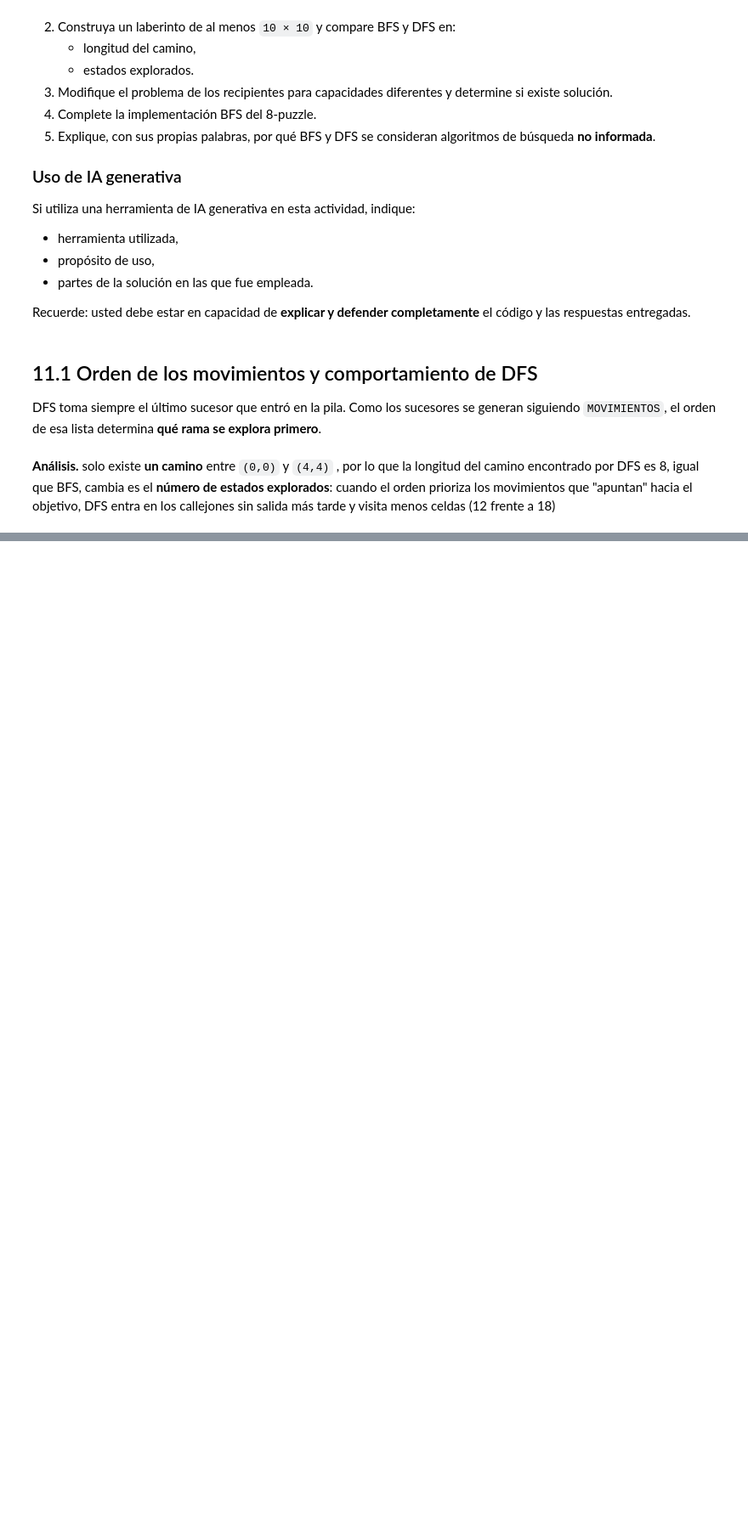
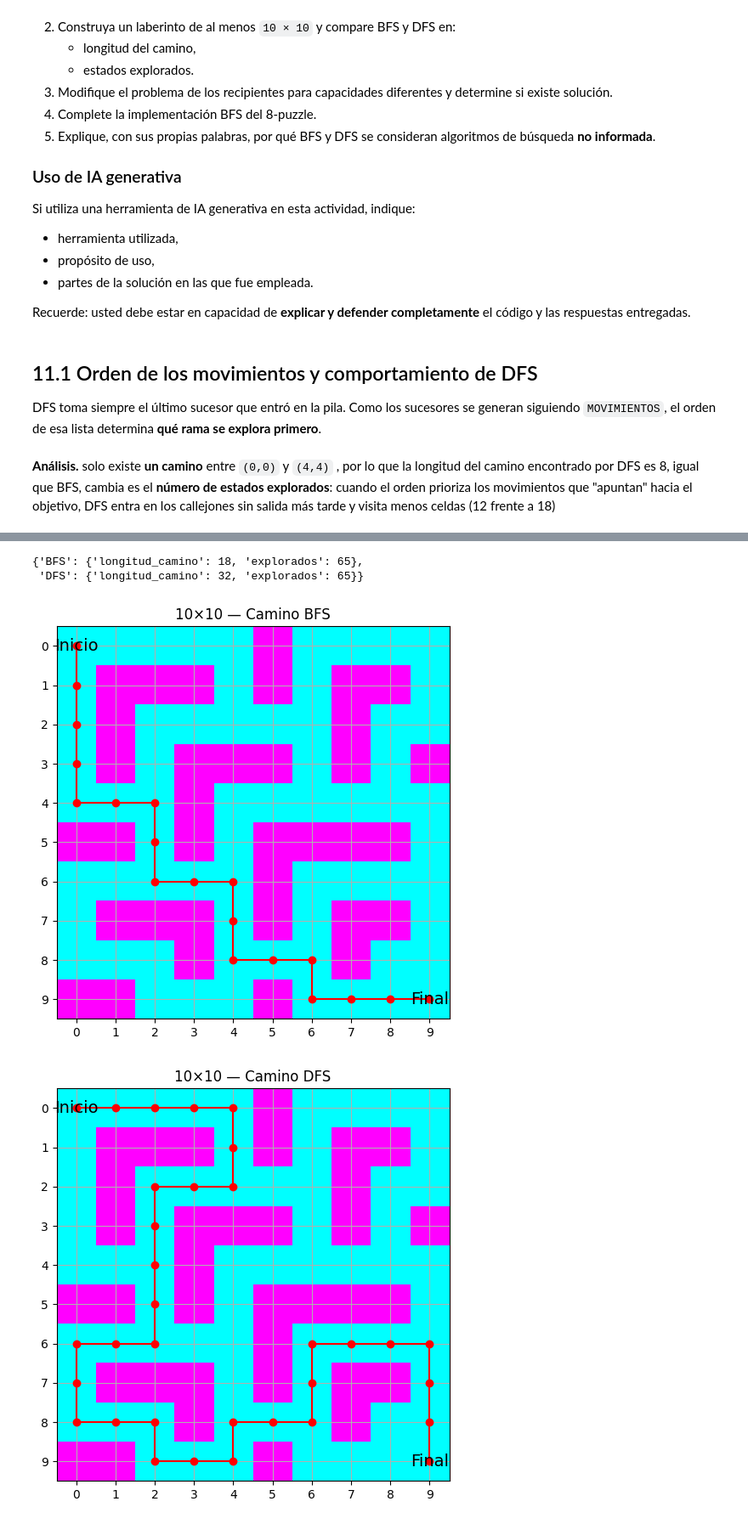
Before and after one commit to CamiOso/SistemasInteligentesIPrimerCorte, a Jupyter notebook: Resolucion_Problemas_Busqueda_NoInformada_CristianCamiloOsorioGranada.ipynb, the cells around one changed output, grey strips where cells are left out. Shown at 85% size. Cells and saved outputs as stored; diff of their text form; code cells hidden in the pictures; blank space fills up the shorter version.

Commit message:
taller 11.2: laberinto 10x10 BFS vs DFS

```diff
--- a/Resolucion_Problemas_Busqueda_NoInformada_CristianCamiloOsorioGranada.ipynb
+++ b/Resolucion_Problemas_Busqueda_NoInformada_CristianCamiloOsorioGranada.ipynb
@@ -886,0 +891,41 @@ comparacion_ordenes
+# %%
+laberinto_10 = [
+    [0, 0, 0, 0, 0, 1, 0, 0, 0, 0],
+    [0, 1, 1, 1, 0, 1, 0, 1, 1, 0],
+    [0, 1, 0, 0, 0, 0, 0, 1, 0, 0],
+    [0, 1, 0, 1, 1, 1, 0, 1, 0, 1],
+    [0, 0, 0, 1, 0, 0, 0, 0, 0, 0],
+    [1, 1, 0, 1, 0, 1, 1, 1, 1, 0],
+    [0, 0, 0, 0, 0, 1, 0, 0, 0, 0],
+    [0, 1, 1, 1, 0, 1, 0, 1, 1, 0],
+    [0, 0, 0, 1, 0, 0, 0, 1, 0, 0],
+    [1, 1, 0, 0, 0, 1, 0, 0, 0, 0],
+]
+
+INICIO_10 = (0, 0)
+OBJETIVO_10 = (9, 9)
+
+resultado_bfs_10 = bfs_camino_laberinto(laberinto_10, INICIO_10, OBJETIVO_10)
+resultado_dfs_10 = dfs_camino_laberinto(laberinto_10, INICIO_10, OBJETIVO_10)
+
+comparacion_10 = {
+    "BFS": {
+        "longitud_camino": len(resultado_bfs_10["camino"]) - 1,
+        "explorados": resultado_bfs_10["explorados"],
+    },
+    "DFS": {
+        "longitud_camino": len(resultado_dfs_10["camino"]) - 1,
+        "explorados": resultado_dfs_10["explorados"],
+    },
+}
+
+comparacion_10
+# %% [output]
+{'BFS': {'longitud_camino': 18, 'explorados': 65},
+ 'DFS': {'longitud_camino': 32, 'explorados': 65}}
+# %%
+mostrar_laberinto(laberinto_10, resultado_bfs_10["camino"], INICIO_10, OBJETIVO_10, "10×10 — Camino BFS")
+mostrar_laberinto(laberinto_10, resultado_dfs_10["camino"], INICIO_10, OBJETIVO_10, "10×10 — Camino DFS")
+# %% [output]
+[figure, added]
+[figure, added]
```
Also changed, not shown: parts of 2 cells of this notebook.
